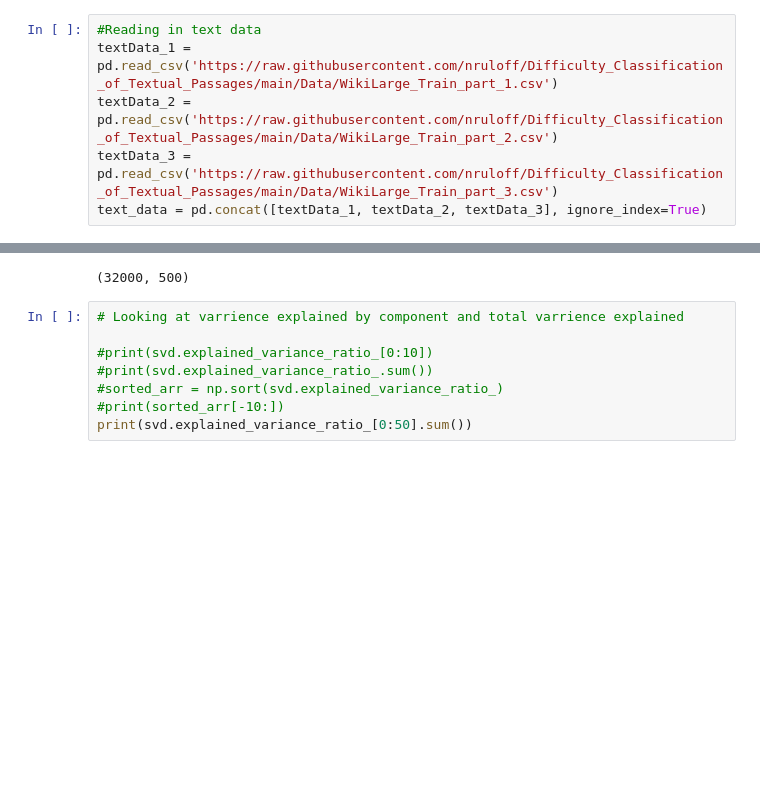
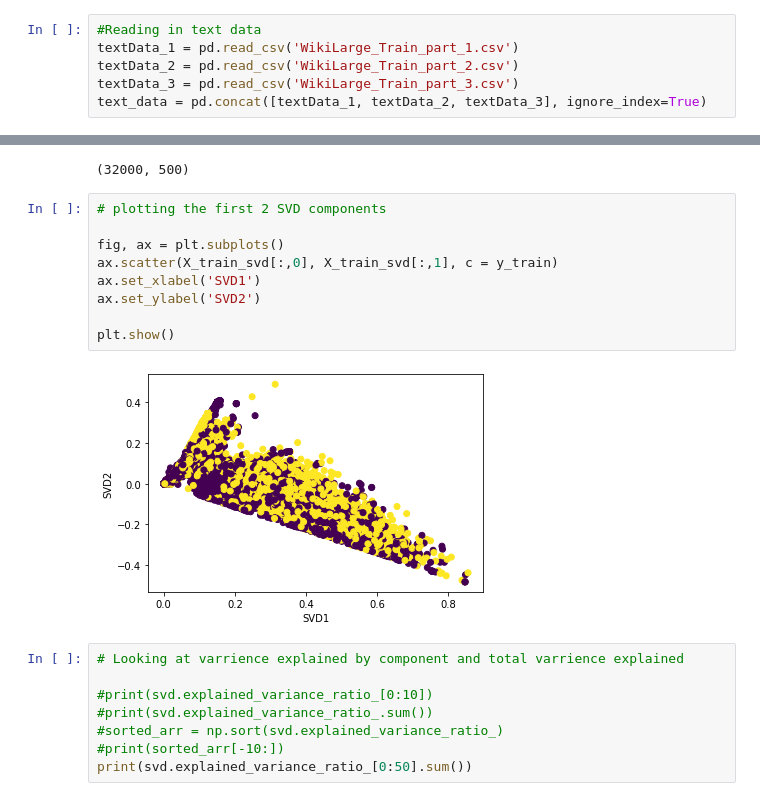
Before and after one commit to ben-schmitt/exploring_natural_language, a Jupyter notebook: text_difficulty_unsupervised.ipynb, the cells around one changed output, grey strips where cells are left out. Cells and saved outputs as stored; diff of their text form; blank space fills up the shorter version.

```diff
--- a/text_difficulty_unsupervised.ipynb
+++ b/text_difficulty_unsupervised.ipynb
@@ -31,9 +29,9 @@ from wordcloud import WordCloud
 # Import and Process Text Data
 # %%
 #Reading in text data
-textData_1 = pd.read_csv('https://raw.githubusercontent.com/nruloff/Difficulty_Classification_of_Textual_Passages/main/Data/WikiLarge_Train_part_1.csv')
-textData_2 = pd.read_csv('https://raw.githubusercontent.com/nruloff/Difficulty_Classification_of_Textual_Passages/main/Data/WikiLarge_Train_part_2.csv')
-textData_3 = pd.read_csv('https://raw.githubusercontent.com/nruloff/Difficulty_Classification_of_Textual_Passages/main/Data/WikiLarge_Train_part_3.csv')
+textData_1 = pd.read_csv('WikiLarge_Train_part_1.csv')
+textData_2 = pd.read_csv('WikiLarge_Train_part_2.csv')
+textData_3 = pd.read_csv('WikiLarge_Train_part_3.csv')
 text_data = pd.concat([textData_1, textData_2, textData_3], ignore_index=True)
 # %%
 #Removing duplicate text documents
@@ -205,6 +202,17 @@ X_test_svd = svd.transform(X_test)
 print(X_train_svd.shape)
 # %% [output]
 (32000, 500)
+# %%
+# plotting the first 2 SVD components
+
+fig, ax = plt.subplots()
+ax.scatter(X_train_svd[:,0], X_train_svd[:,1], c = y_train)
+ax.set_xlabel('SVD1')
+ax.set_ylabel('SVD2')
+
+plt.show()
+# %% [output]
+[figure, added]
 # %%
 # Looking at varrience explained by component and total varrience explained
 
```
Also changed, not shown: parts of 2 cells of this notebook.
